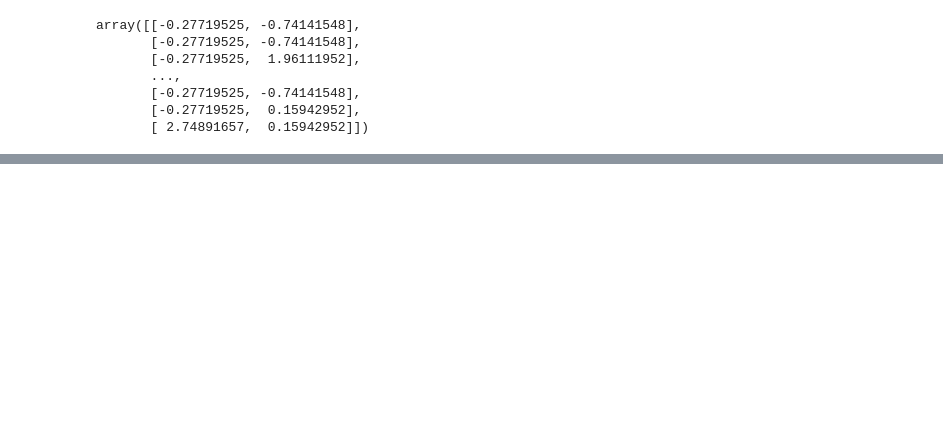
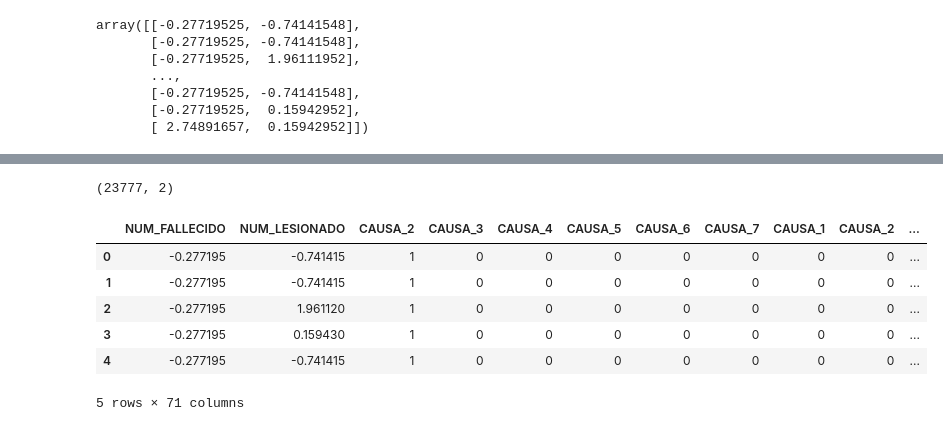
Before and after one commit to DaColcha/proyecto-BI, a Jupyter notebook: data-preprocess.ipynb, the cells around one changed output, grey strips where cells are left out. Saved outputs shown, nothing was run; the diff lists cells and outputs as text; code cells hidden in the pictures; blank space fills up the shorter version.

```diff
--- a/data-preprocess.ipynb
+++ b/data-preprocess.ipynb
@@ -412,0 +379,18 @@ data_unified.head()
+# %%
+numerical_data_scaled = pd.DataFrame(numerical_data_scaled, columns=numerical_data.columns)
+numerical_data_scaled.shape
+# %% [output]
+(23777, 2)
+# %%
+numerical_data_scaled.reset_index(drop=True, inplace=True)
+transform_cat_data.reset_index(drop=True, inplace=True)
+data_unified = numerical_data_scaled.join(transform_cat_data)
+data_unified.head()
+# %% [output]
+|  | NUM_FALLECIDO | NUM_LESIONADO | CAUSA_2 | CAUSA_3 | CAUSA_4 | CAUSA_5 | CAUSA_6 | CAUSA_7 | CAUSA_1 | CAUSA_2 | ... |
+| 0 | -0.277195 | -0.741415 | 1 | 0 | 0 | 0 | 0 | 0 | 0 | 0 | ... |
+| 1 | -0.277195 | -0.741415 | 1 | 0 | 0 | 0 | 0 | 0 | 0 | 0 | ... |
+| 2 | -0.277195 | 1.961120 | 1 | 0 | 0 | 0 | 0 | 0 | 0 | 0 | ... |
+| 3 | -0.277195 | 0.159430 | 1 | 0 | 0 | 0 | 0 | 0 | 0 | 0 | ... |
+| 4 | -0.277195 | -0.741415 | 1 | 0 | 0 | 0 | 0 | 0 | 0 | 0 | ... |
+5 rows × 71 columns
```
Also changed, not shown: parts of 11 cells of this notebook, 1 other file.
